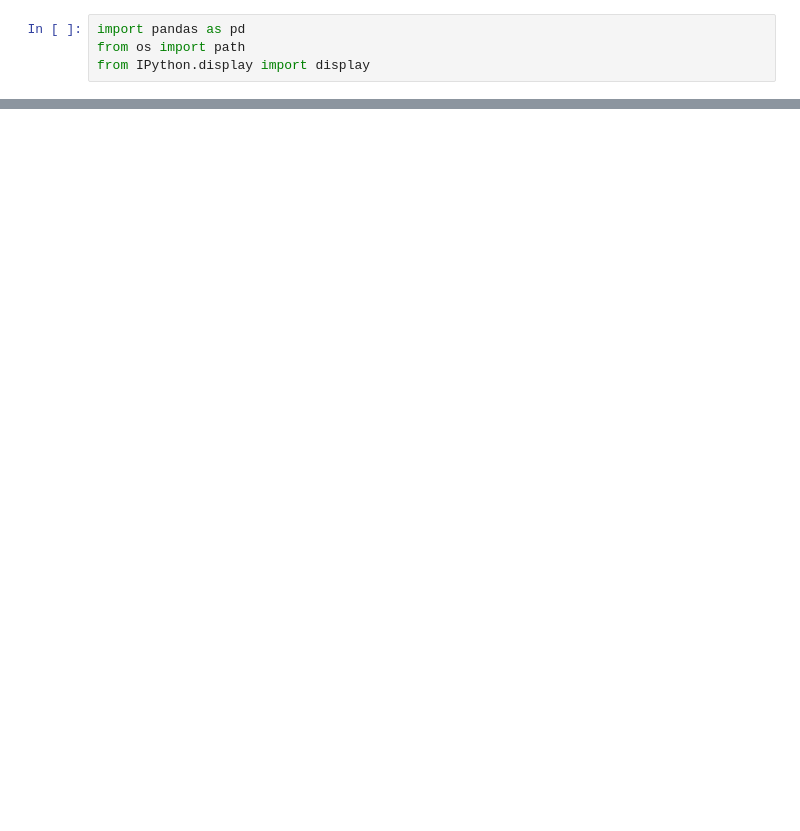
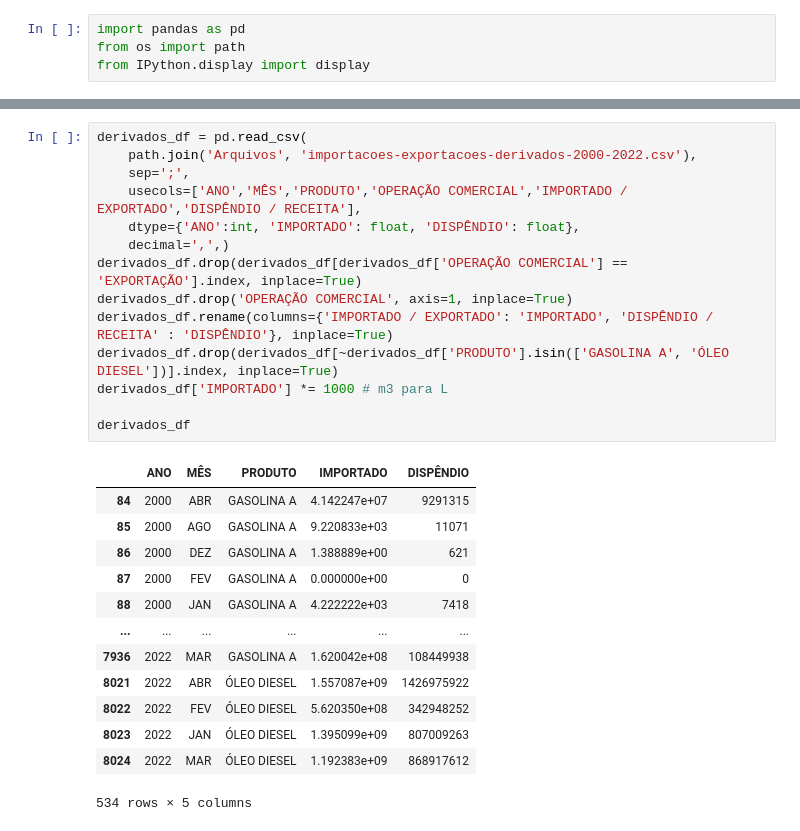
Before and after one commit to cesar214567/ProjetoAnaliticoDeDados, a Jupyter notebook: testing.ipynb, the cells around one changed output, grey strips where cells are left out. Saved outputs shown, nothing was run; the diff lists cells and outputs as text; blank space fills up the shorter version.

```diff
--- a/testing.ipynb
+++ b/testing.ipynb
@@ -106,0 +30,28 @@ array(['GLP'], dtype=object)
+# %%
+derivados_df = pd.read_csv(
+    path.join('Arquivos', 'importacoes-exportacoes-derivados-2000-2022.csv'),
+    sep=';',
+    usecols=['ANO','MÊS','PRODUTO','OPERAÇÃO COMERCIAL','IMPORTADO / EXPORTADO','DISPÊNDIO / RECEITA'],
+    dtype={'ANO':int, 'IMPORTADO': float, 'DISPÊNDIO': float},
+    decimal=',',)
+derivados_df.drop(derivados_df[derivados_df['OPERAÇÃO COMERCIAL'] == 'EXPORTAÇÃO'].index, inplace=True)
+derivados_df.drop('OPERAÇÃO COMERCIAL', axis=1, inplace=True)
+derivados_df.rename(columns={'IMPORTADO / EXPORTADO': 'IMPORTADO', 'DISPÊNDIO / RECEITA' : 'DISPÊNDIO'}, inplace=True)
+derivados_df.drop(derivados_df[~derivados_df['PRODUTO'].isin(['GASOLINA A', 'ÓLEO DIESEL'])].index, inplace=True)
+derivados_df['IMPORTADO'] *= 1000 # m3 para L
+
+derivados_df
+# %% [output]
+|  | ANO | MÊS | PRODUTO | IMPORTADO | DISPÊNDIO |
+| 84 | 2000 | ABR | GASOLINA A | 4.142247e+07 | 9291315 |
+| 85 | 2000 | AGO | GASOLINA A | 9.220833e+03 | 11071 |
+| 86 | 2000 | DEZ | GASOLINA A | 1.388889e+00 | 621 |
+| 87 | 2000 | FEV | GASOLINA A | 0.000000e+00 | 0 |
+| 88 | 2000 | JAN | GASOLINA A | 4.222222e+03 | 7418 |
+| ... | ... | ... | ... | ... | ... |
+| 7936 | 2022 | MAR | GASOLINA A | 1.620042e+08 | 108449938 |
+| 8021 | 2022 | ABR | ÓLEO DIESEL | 1.557087e+09 | 1426975922 |
+| 8022 | 2022 | FEV | ÓLEO DIESEL | 5.620350e+08 | 342948252 |
+| 8023 | 2022 | JAN | ÓLEO DIESEL | 1.395099e+09 | 807009263 |
+| 8024 | 2022 | MAR | ÓLEO DIESEL | 1.192383e+09 | 868917612 |
+534 rows × 5 columns
```
Also changed, not shown: parts of 15 cells of this notebook.
